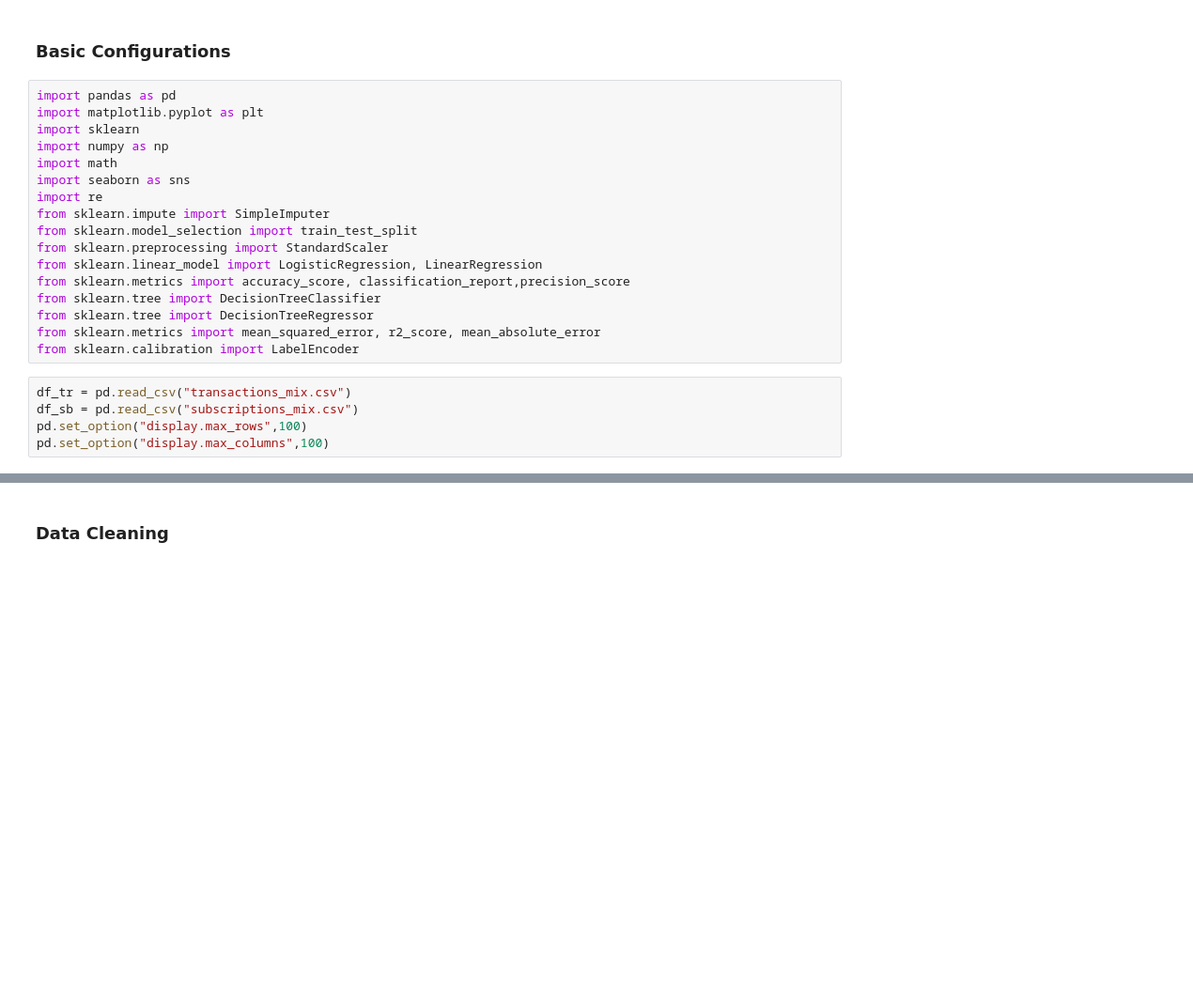
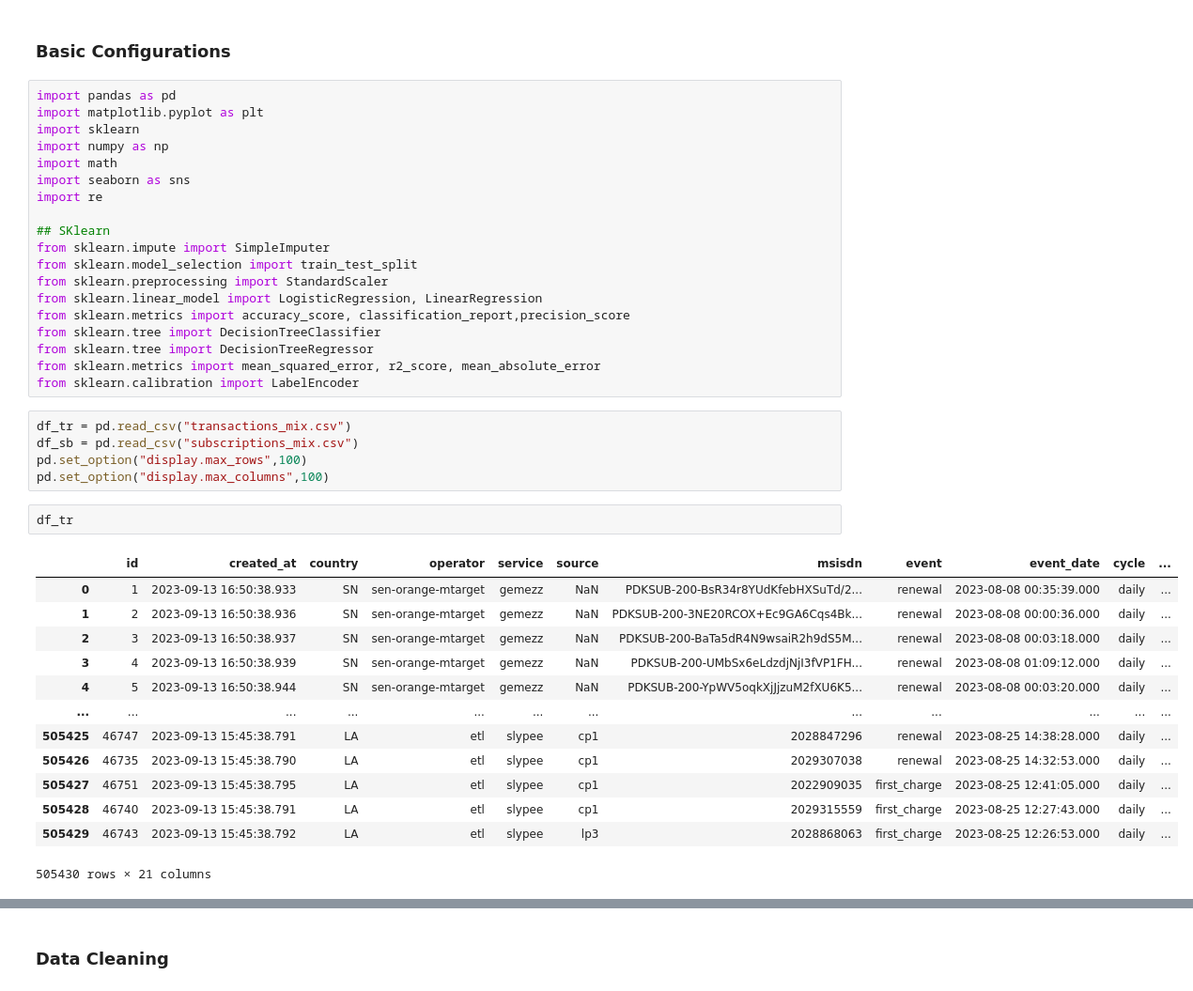
Before and after one commit to TaigahG/FODS-FinalProject, a Jupyter notebook: models.ipynb, the cells around one changed output, grey strips where cells are left out. Shown at 94% size. Saved outputs shown, nothing was run; the diff lists cells and outputs as text; blank space fills up the shorter version.

```diff
--- a/models.ipynb
+++ b/models.ipynb
@@ -10,6 +10,8 @@ import numpy as np
 import math
 import seaborn as sns
 import re
+
+## SKlearn
 from sklearn.impute import SimpleImputer
 from sklearn.model_selection import train_test_split
 from sklearn.preprocessing import StandardScaler
@@ -24,3 +26,19 @@ df_tr = pd.read_csv("transactions_mix.csv")
 df_sb = pd.read_csv("subscriptions_mix.csv")
 pd.set_option("display.max_rows",100)
 pd.set_option("display.max_columns",100)
+# %%
+df_tr
+# %% [output]
+|  | id | created_at | country | operator | service | source | msisdn | event | event_date | cycle | ... |
+| 0 | 1 | 2023-09-13 16:50:38.933 | SN | sen-orange-mtarget | gemezz | NaN | PDKSUB-200-BsR34r8YUdKfebHXSuTd/2... | renewal | 2023-08-08 00:35:39.000 | daily | ... |
+| 1 | 2 | 2023-09-13 16:50:38.936 | SN | sen-orange-mtarget | gemezz | NaN | PDKSUB-200-3NE20RCOX+Ec9GA6Cqs4Bk... | renewal | 2023-08-08 00:00:36.000 | daily | ... |
+| 2 | 3 | 2023-09-13 16:50:38.937 | SN | sen-orange-mtarget | gemezz | NaN | PDKSUB-200-BaTa5dR4N9wsaiR2h9dS5M... | renewal | 2023-08-08 00:03:18.000 | daily | ... |
+| 3 | 4 | 2023-09-13 16:50:38.939 | SN | sen-orange-mtarget | gemezz | NaN | PDKSUB-200-UMbSx6eLdzdjNjI3fVP1FH... | renewal | 2023-08-08 01:09:12.000 | daily | ... |
+| 4 | 5 | 2023-09-13 16:50:38.944 | SN | sen-orange-mtarget | gemezz | NaN | PDKSUB-200-YpWV5oqkXjJjzuM2fXU6K5... | renewal | 2023-08-08 00:03:20.000 | daily | ... |
+| ... | ... | ... | ... | ... | ... | ... | ... | ... | ... | ... | ... |
+| 505425 | 46747 | 2023-09-13 15:45:38.791 | LA | etl | slypee | cp1 | 2028847296 | renewal | 2023-08-25 14:38:28.000 | daily | ... |
+| 505426 | 46735 | 2023-09-13 15:45:38.790 | LA | etl | slypee | cp1 | 2029307038 | renewal | 2023-08-25 14:32:53.000 | daily | ... |
+| 505427 | 46751 | 2023-09-13 15:45:38.795 | LA | etl | slypee | cp1 | 2022909035 | first_charge | 2023-08-25 12:41:05.000 | daily | ... |
+| 505428 | 46740 | 2023-09-13 15:45:38.791 | LA | etl | slypee | cp1 | 2029315559 | first_charge | 2023-08-25 12:27:43.000 | daily | ... |
+| 505429 | 46743 | 2023-09-13 15:45:38.792 | LA | etl | slypee | lp3 | 2028868063 | first_charge | 2023-08-25 12:26:53.000 | daily | ... |
+505430 rows × 21 columns
```
Also changed, not shown: parts of 67 cells of this notebook.
